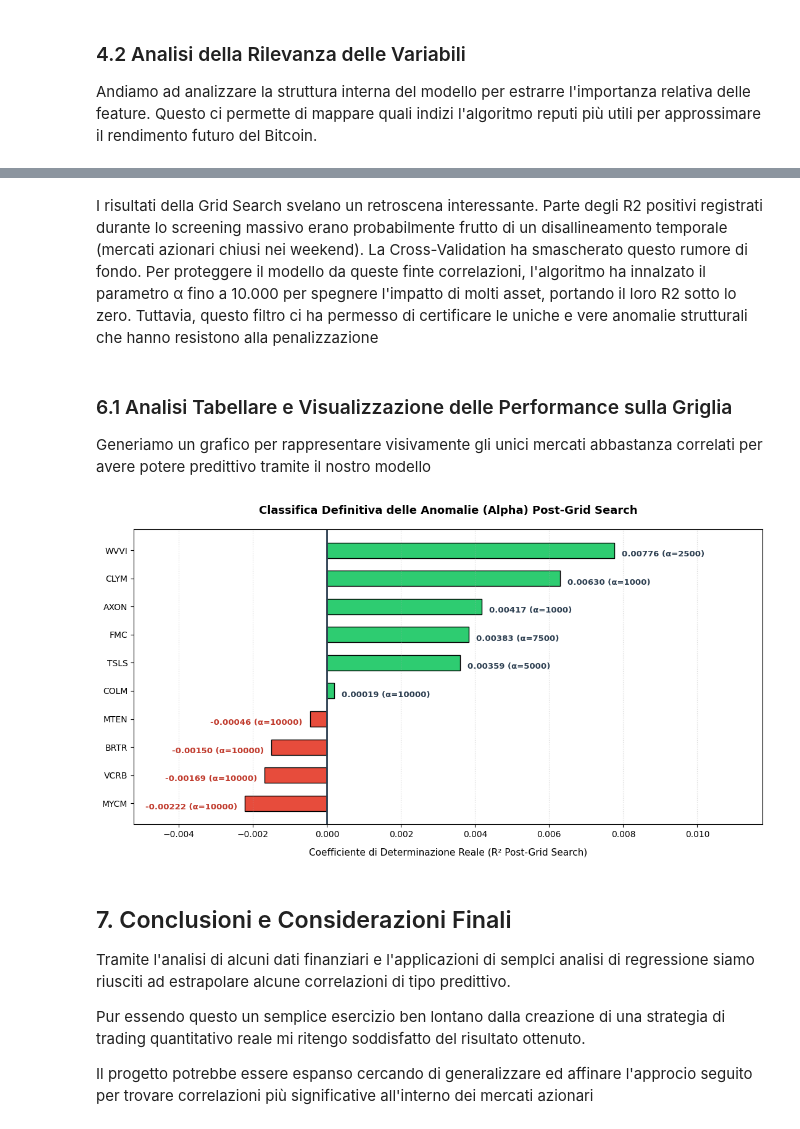
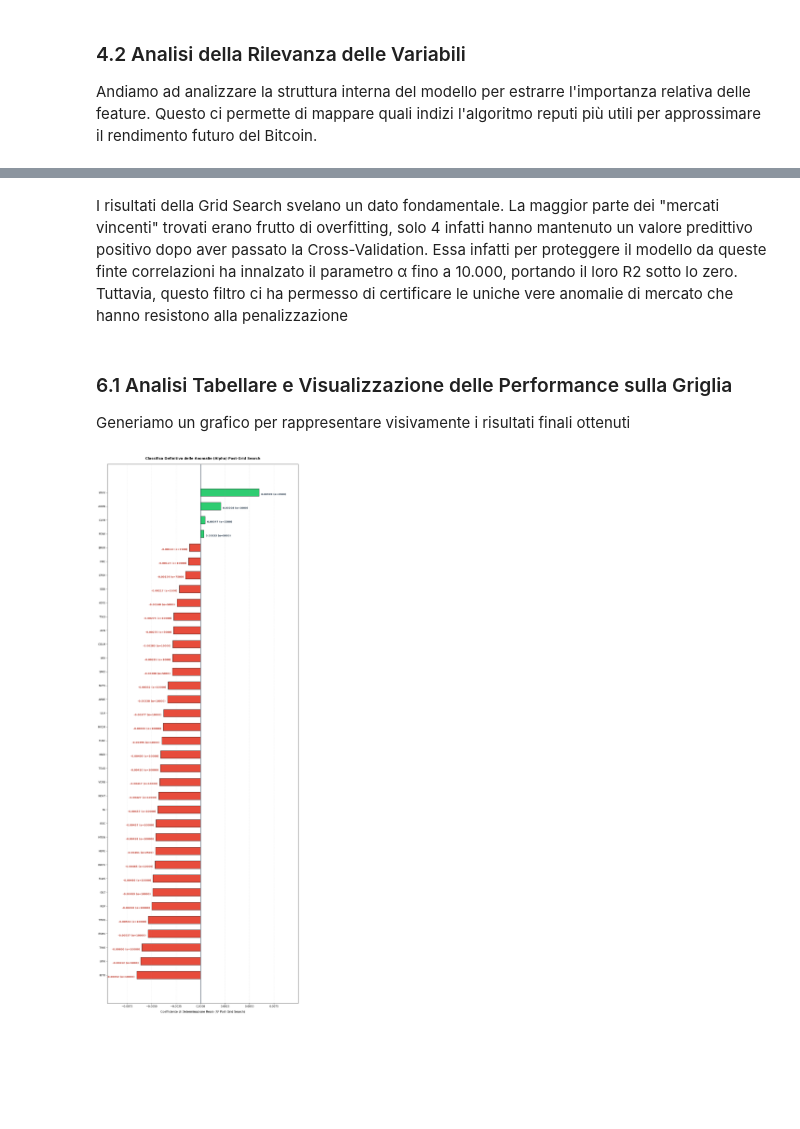
Before and after one commit to TverdohlebEgor/ProgettoDataIntensive, a Jupyter notebook: main.ipynb, the cells around one changed output, grey strips where cells are left out. Saved outputs shown, nothing was run; the diff lists cells and outputs as text; code cells hidden in the pictures; blank space fills up the shorter version.

```diff
--- a/main.ipynb
+++ b/main.ipynb
@@ -168,9 +223,16 @@ range_energia = ((df_energia['High'] - df_energia['Low']) / df_energia['Close'])
 df_energia['Volatility_Energy_30d'] = range_energia.rolling(window=30).mean()
 df_energia = df_energia[['Close', 'Volatility_Energy_30d']].rename(columns={'Close': 'Price_Energy'})
 
+columns_to_drop = [col for col in df_energia.columns if col in df.columns]
+if columns_to_drop:
+    df = df.drop(columns=columns_to_drop)
+
 df = df.join(df_energia, how='left')
+
 df['Price_Energy'] = df['Price_Energy'].ffill().bfill()
 df['Volatility_Energy_30d'] = df['Volatility_Energy_30d'].ffill().bfill()
 
-display(df[['Prize', 'Price_Energy', 'Volatility_Energy_30d']].head())
+df = df.dropna()
+
+display(df.head())
 # %% [output]
@@ -192,20 +254,12 @@ Calcoliamo le variazioni percentuali a 1, 3 e 7 giorni per tutti gli asset (Bitc
 # %%
-df['BTC_Return_1d'] = df['Prize'].pct_change(1) * 100
-df['BTC_Return_3d'] = df['Prize'].pct_change(3) * 100
-df['BTC_Return_7d'] = df['Prize'].pct_change(7) * 100
-
-df['ETH_Return_1d'] = df['Price_ETH'].pct_change(1) * 100
-df['ETH_Return_3d'] = df['Price_ETH'].pct_change(3) * 100
-df['ETH_Return_7d'] = df['Price_ETH'].pct_change(7) * 100
-
-df['SOL_Return_1d'] = df['Price_SOL'].pct_change(1) * 100
-df['SOL_Return_3d'] = df['Price_SOL'].pct_change(3) * 100
-df['SOL_Return_7d'] = df['Price_SOL'].pct_change(7) * 100
+df['BTC_Return_1d'] = df['Price'].pct_change(1) * 100
+df['BTC_Return_3d'] = df['Price'].pct_change(3) * 100
+df['BTC_Return_7d'] = df['Price'].pct_change(7) * 100
 
 df['Energy_Return_1d'] = df['Price_Energy'].pct_change(1) * 100
 df['Energy_Return_3d'] = df['Price_Energy'].pct_change(3) * 100
 df['Energy_Return_7d'] = df['Price_Energy'].pct_change(7) * 100
 
 df = df.dropna()
-display(df[['Prize', 'Price_Energy', 'Volatility_Energy_30d', 'Energy_Return_1d']].head())
+display(df.head())
 # %% [output]
@@ -357,11 +411,11 @@ try:
 
     ticker_nasdaq = [str(t).replace('.', '-') for t in ticker_nasdaq]
     ticker_totali.extend(ticker_nasdaq)
-    print(f"-> Caricati con successo {len(ticker_nasdaq)} ticker dal NASDAQ 100 locale.")
+    print(f"-> Caricati con successo {len(ticker_nasdaq)} ticker dal NASDAQ locale.")
 except Exception as e:
-    print(f"Errore nel caricamento di nasdaq100.csv: {e}. Assicurati che il file sia nella stessa cartella.")
+    print(f"Errore nel caricamento di nasdaq.csv: {e}. Assicurati che il file sia nella stessa cartella.")
 
-macro_ticker = ["GC=F", "SI=F", "CL=F", "NG=F", "^DJI", "^VIX", "EURUSD=X", "GBPUSD=X"]
+macro_ticker = ["SI=F", "CL=F", "NG=F", "^DJI", "^VIX", "EURUSD=X", "GBPUSD=X"]
 ticker_totali.extend(macro_ticker)
 
 ticker_totali = list(set(ticker_totali))
@@ -504,15 +556,15 @@ import yfinance as yf
 
 if not mercati_vincenti:
     print("[ATTENZIONE] Lo screener non ha isolato nessun mercato con R² > 0.")
-    top_10_tickers = []
+    top_tickers = []
 else:
-    top_10_ordinati = sorted(mercati_vincenti.items(), key=lambda item: item[1], reverse=True)[:10]
-    top_10_tickers = [item[0] for item in top_10_ordinati]
-    print(f"[OK] Avvio analisi comparativa indipendente sulle TOP 10 anomalie esogene:\n{top_10_tickers}\n")
+    top_ordinati = sorted(mercati_vincenti.items(), key=lambda item: item[1], reverse=True)
+    top_tickers = [item[0] for item in top_ordinati]
+    print(f"[OK] Avvio analisi comparativa indipendente sulle TOP 10 anomalie esogene:\n{top_tickers}\n")
 
 record_finali = []
 
-for ticker in top_10_tickers:
+for ticker in top_tickers:
     try:
         ticker_obj = yf.Ticker(ticker)
         df_cand = ticker_obj.history(period="5y")
@@ -628,10 +686,9 @@ display(df_comparativo)
 # %% [markdown]
-I risultati della Grid Search svelano un retroscena interessante. Parte degli R2 positivi registrati durante lo screening massivo erano probabilmente frutto di un disallineamento temporale (mercati azionari chiusi nei weekend).
-La Cross-Validation ha smascherato questo rumore di fondo. Per proteggere il modello da queste finte correlazioni, l'algoritmo ha innalzato il parametro α fino a 10.000 per spegnere l'impatto di molti asset, portando il loro R2 sotto lo zero. Tuttavia, questo filtro ci ha permesso di certificare le uniche e vere anomalie strutturali che hanno resistono alla penalizzazione
+I risultati della Grid Search svelano un dato fondamentale. La maggior parte dei "mercati vincenti" trovati erano frutto di overfitting, solo 4 infatti hanno mantenuto un valore predittivo positivo dopo aver passato la Cross-Validation. Essa infatti per proteggere il modello da queste finte correlazioni ha innalzato il parametro α fino a 10.000, portando il loro R2 sotto lo zero. Tuttavia, questo filtro ci ha permesso di certificare le uniche vere anomalie di mercato che hanno resistono alla penalizzazione
 # %% [markdown]
 ### 6.1 Analisi Tabellare e Visualizzazione delle Performance sulla Griglia
 
-Generiamo un grafico per rappresentare visivamente gli unici mercati abbastanza correlati per avere potere predittivo tramite il nostro modello
+Generiamo un grafico per rappresentare visivamente i risultati finali ottenuti
 # %%
 import matplotlib.pyplot as plt
 import numpy as np
@@ -653,41 +710,33 @@ else:
     r2_punteggi.reverse()
     alphas_scelti.reverse()
 
-    plt.figure(figsize=(11, 6))
+    plt.figure(figsize=(11, 30))
 
     colori = ['#2ecc71' if r2 > 0 else '#e74c3c' for r2 in r2_punteggi]
 
     bars = plt.barh(ticker_nomi, r2_punteggi, color=colori, edgecolor='black', height=0.55)
 
     plt.axvline(0, color='#2c3e50', linestyle='-', linewidth=2)
 
     for i, bar in enumerate(bars):
         width = bar.get_width()
         if width >= 0:
             plt.text(width + 0.0002, bar.get_y() + bar.get_height()/4,
                      f'{width:.5f} (α={int(alphas_scelti[i])})',
                      va='center', ha='left', fontsize=9.5, fontweight='semibold', color='#2c3e50')
         else:
             plt.text(width - 0.0002, bar.get_y() + bar.get_height()/4,
                      f'{width:.5f} (α={int(alphas_scelti[i])})',
                      va='center', ha='right', fontsize=9.5, fontweight='semibold', color='#c0392b')
 
 
     plt.xlabel('Coefficiente di Determinazione Reale (R² Post-Grid Search)', fontsize=11, labelpad=10)
     plt.title("Classifica Definitiva delle Anomalie (Alpha) Post-Grid Search", fontsize=13, fontweight='bold', pad=18)
 
     plt.xlim(min(r2_punteggi) - 0.003, max(r2_punteggi) + 0.004)
     plt.grid(axis='x', linestyle=':', alpha=0.5)
 
     plt.tight_layout()
     plt.show()
 # %% [output]
-[figure, old version]
+[figure, new version]
-# %% [markdown]
-## 7. Conclusioni e Considerazioni Finali
-
-Tramite l'analisi di alcuni dati finanziari e l'applicazioni di semplci analisi di regressione siamo riusciti ad estrapolare alcune correlazioni di tipo predittivo.
-
-Pur essendo questo un semplice esercizio ben lontano dalla creazione di una strategia di trading quantitativo reale mi ritengo soddisfatto del risultato ottenuto.
-
-Il progetto potrebbe essere espanso cercando di generalizzare ed affinare l'approcio seguito per trovare correlazioni più significative all'interno dei mercati azionari
```
Also changed, not shown: parts of 32 cells of this notebook.
